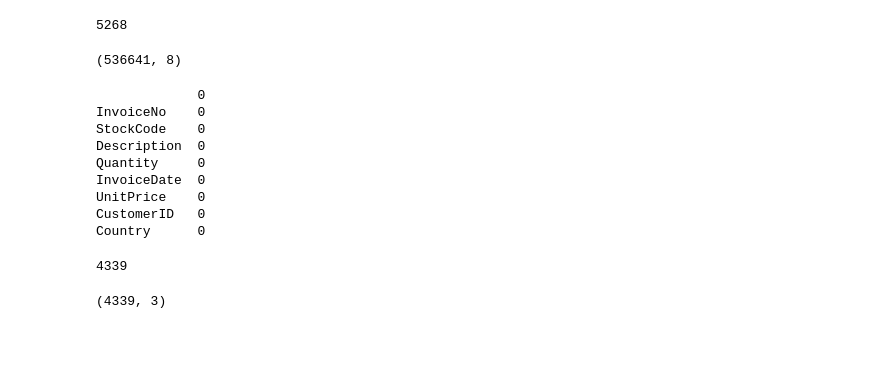
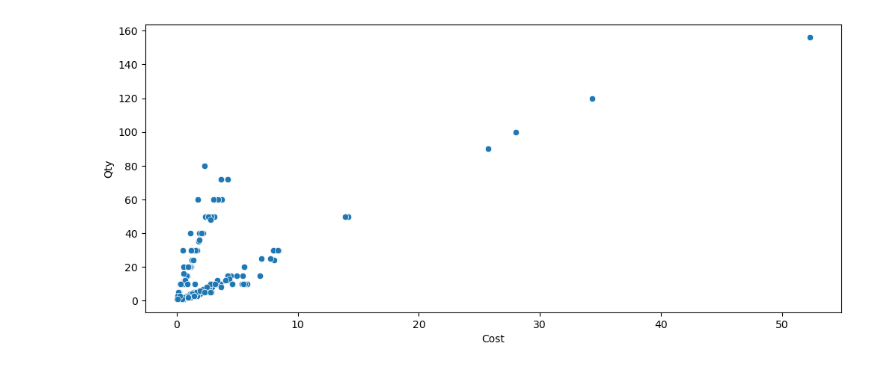
Before and after one commit to NotKenn/customer-behavior-clustering, a Jupyter notebook: customer-behaviour-clustering.ipynb, the cells around one changed output. Cells and saved outputs as stored; diff of their text form; code cells hidden in the pictures; blank space fills up the shorter version.

```diff
--- a/customer-behaviour-clustering.ipynb
+++ b/customer-behaviour-clustering.ipynb
@@ -5,3 +8,7 @@ import numpy as np
 import os
 # %%
-df = pd.read_csv("DataSet/data.csv",encoding = "ISO-8859-1")
+#Read the data
+
+df = pd.read_excel("DataSet/dataset.xlsx", header = 0)
+df.shape
+df.head(5)
@@ -8,40 +22,10 @@ df = pd.read_csv("DataSet/data.csv",encoding = "ISO-8859-1")
-# %%
-print (df.duplicated().sum())
-df.drop_duplicates(inplace = True)
-df.shape   #(536641, 8)
-# %% [output]
-5268
-(536641, 8)
-# %%
-df.dropna(axis = 0, subset =['CustomerID'], inplace = True)
-df.shape #(406829, 8)
-print (pd.DataFrame(df.isnull().sum()))
-# %% [output]
-             0
-InvoiceNo    0
-StockCode    0
-Description  0
-Quantity     0
-InvoiceDate  0
-UnitPrice    0
-CustomerID   0
-Country      0
-# %%
-df = df[(df.InvoiceNo).apply(lambda x:( 'C' not in x))]
-df.shape    #(392732, 8)
-df_customerid_groups=df.groupby("CustomerID")
-print (len((df_customerid_groups.groups))) #length of dictionary - 4339
-# %% [output]
-4339
+# %%
+plt.figure(figsize=(12,5))
+sns.scatterplot(data=df, x="Cost", y="Qty")
+plt.show()
+# %% [output]
+[figure, added]
 # %%
-df_cluster=pd.DataFrame(columns=['Quantity','UnitPrice','CustomerID'])
-count=0
-for k,v in (df_customerid_groups):
-    df_cluster.loc[count] = [(v['Quantity'].sum()), v['UnitPrice'].sum(), k]
-    count+=1
-df_cluster.shape  #(4339, 3)
-# Applying K-Means Clustering Algorithm
-# We use only 'Quantity','UnitPrice' columns to cluser
-X = df_cluster.iloc[:, [0, 1]].values
+from sklearn.cluster import KMeans
+XFeatures = df[['Cost', 'Qty']]
+model = KMeans(n_clusters=3)
-# %% [output]
-(4339, 3)
```
Also changed, not shown: parts of 14 cells of this notebook, 5 other files.
